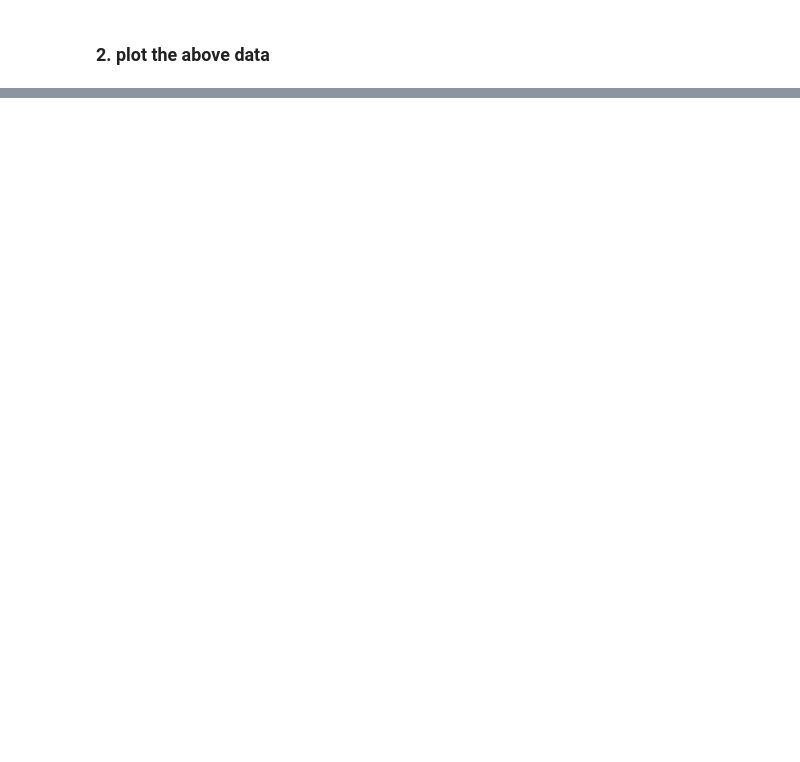
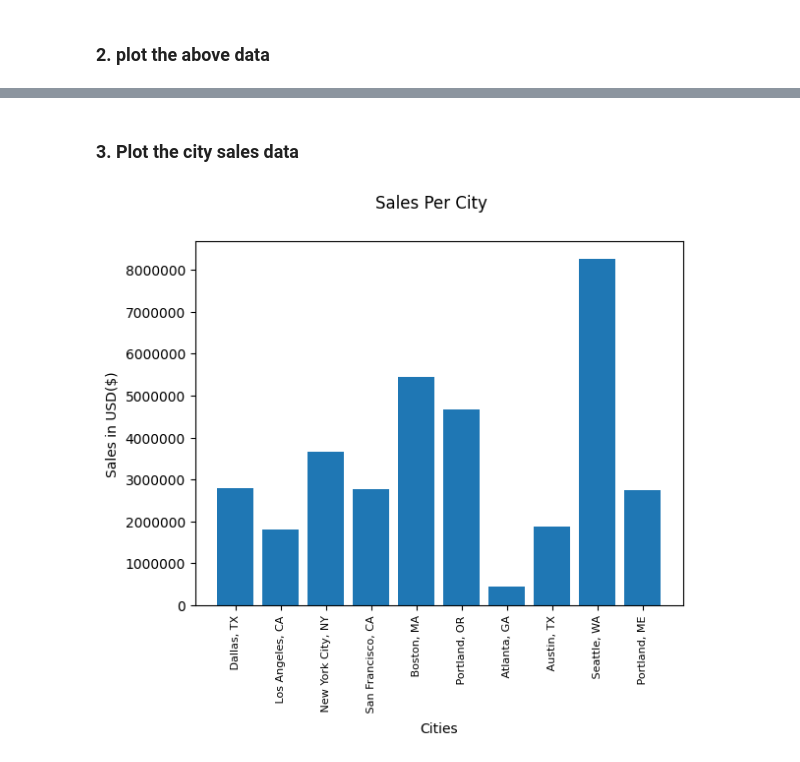
Before and after one commit to SimonOkello/Data-Analysis, a Jupyter notebook: Sales Data Analysis.ipynb, the cells around one changed output, grey strips where cells are left out. Drawn from its saved outputs; the diff is of its cells as text; code cells hidden in the pictures; blank space fills up the shorter version.

```diff
--- a/Sales Data Analysis.ipynb
+++ b/Sales Data Analysis.ipynb
@@ -84,0 +193,3 @@ plt.show()
+# %%
+results=all_sales_data.groupby('City').sum(numeric_only=True)
+results
@@ -84,0 +209,13 @@ plt.show()
+# %% [markdown]
+### 3. Plot the city sales data
+# %%
+cities = all_sales_data['City'].unique()
+plt.bar(cities,results['Sales'])
+plt.xticks(cities,rotation='vertical',size=8)
+plt.ticklabel_format(axis='y', style='plain')
+plt.ylabel('Sales in USD($)')
+plt.xlabel('Cities')
+plt.suptitle('Sales Per City')
+plt.show()
+# %% [output]
+[figure, added]
```
Also changed, not shown: parts of 16 cells of this notebook, 1 other file.
